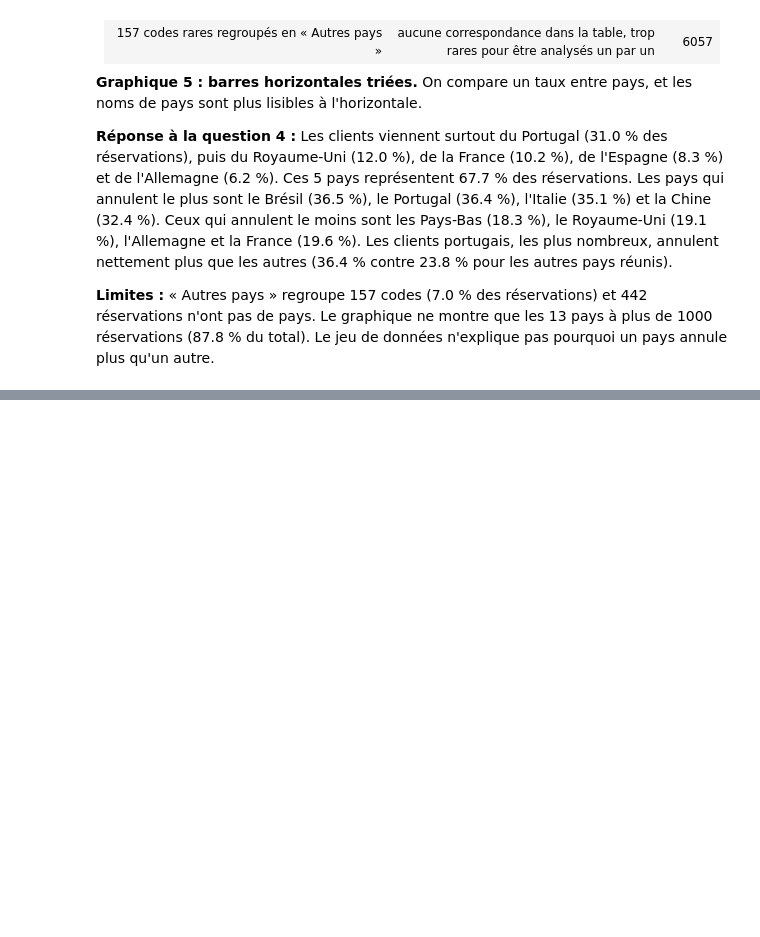
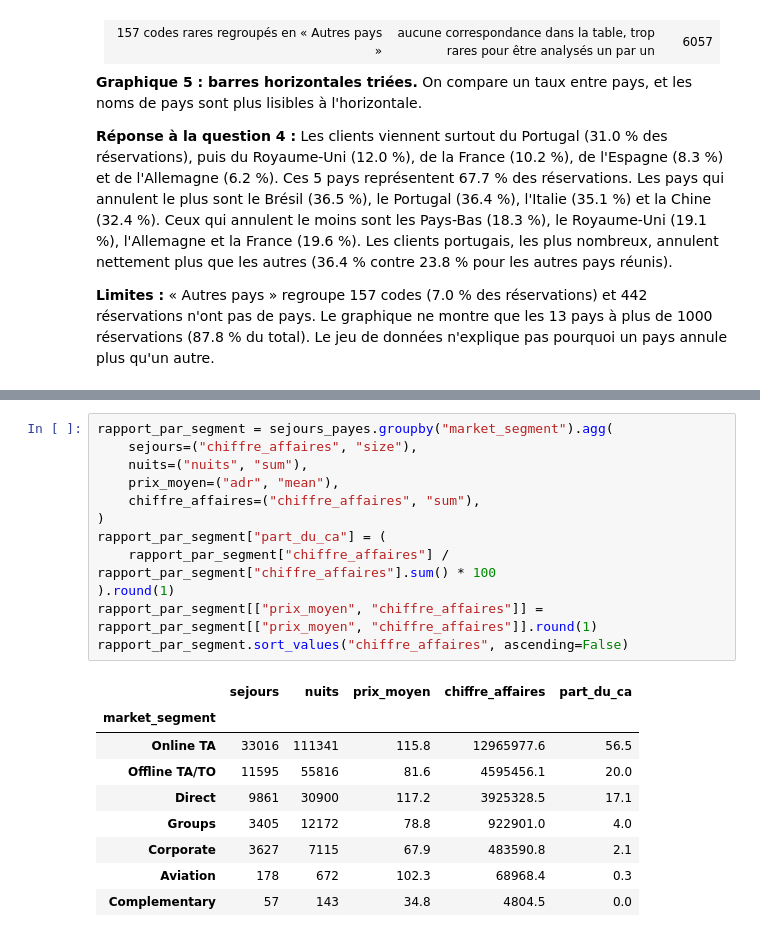
Before and after one commit to fotsotagnefred-png/Mon-projet-Analyse, a Jupyter notebook: notebooks/03_analyse.ipynb, the cells around one changed output, grey strips where cells are left out. Saved outputs shown, nothing was run; the diff lists cells and outputs as text; blank space fills up the shorter version.

```diff
--- a/notebooks/03_analyse.ipynb
+++ b/notebooks/03_analyse.ipynb
@@ -427,0 +440,22 @@ plt.show()
+# %%
+rapport_par_segment = sejours_payes.groupby("market_segment").agg(
+    sejours=("chiffre_affaires", "size"),
+    nuits=("nuits", "sum"),
+    prix_moyen=("adr", "mean"),
+    chiffre_affaires=("chiffre_affaires", "sum"),
+)
+rapport_par_segment["part_du_ca"] = (
+    rapport_par_segment["chiffre_affaires"] / rapport_par_segment["chiffre_affaires"].sum() * 100
+).round(1)
+rapport_par_segment[["prix_moyen", "chiffre_affaires"]] = rapport_par_segment[["prix_moyen", "chiffre_affaires"]].round(1)
+rapport_par_segment.sort_values("chiffre_affaires", ascending=False)
+# %% [output]
+|  | sejours | nuits | prix_moyen | chiffre_affaires | part_du_ca |
+| market_segment |  |  |  |  |  |
+| Online TA | 33016 | 111341 | 115.8 | 12965977.6 | 56.5 |
+| Offline TA/TO | 11595 | 55816 | 81.6 | 4595456.1 | 20.0 |
+| Direct | 9861 | 30900 | 117.2 | 3925328.5 | 17.1 |
+| Groups | 3405 | 12172 | 78.8 | 922901.0 | 4.0 |
+| Corporate | 3627 | 7115 | 67.9 | 483590.8 | 2.1 |
+| Aviation | 178 | 672 | 102.3 | 68968.4 | 0.3 |
+| Complementary | 57 | 143 | 34.8 | 4804.5 | 0.0 |
```
Also changed, not shown: parts of 4 cells of this notebook, 1 other file.
